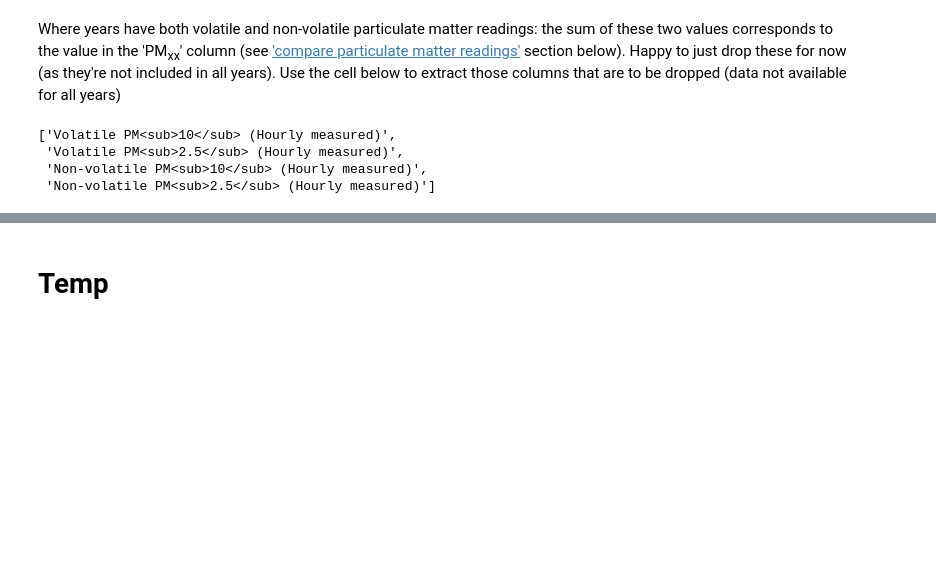
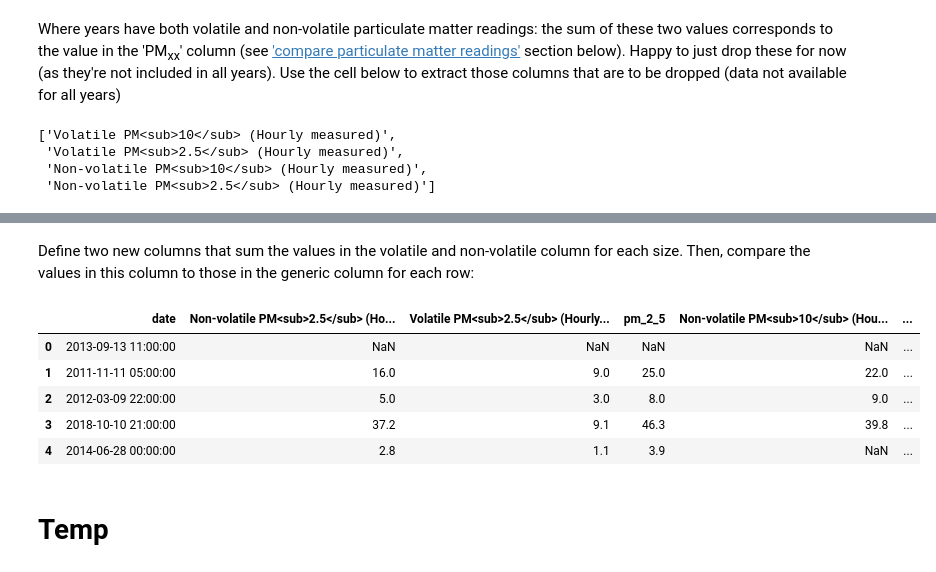
Before and after one commit to Simon-Lee-UK/air-pollution, a Jupyter notebook: analysis/1_0_initial_data_read.ipynb, the cells around one changed output, grey strips where cells are left out. Cells and saved outputs as stored; diff of their text form; code cells hidden in the pictures; blank space fills up the shorter version.

```diff
--- a/analysis/1_0_initial_data_read.ipynb
+++ b/analysis/1_0_initial_data_read.ipynb
@@ -258,0 +262,20 @@ volatile.iloc[50000:50005]
+# %% [markdown]
+Define two new columns that sum the values in the volatile and non-volatile column for each size. Then, compare the values in this column to those in the generic column for each row:
+# %%
+volatile["sum_2_5"] = (
+    volatile["Non-volatile PM<sub>2.5</sub> (Hourly measured)"]
+    + volatile["Volatile PM<sub>2.5</sub> (Hourly measured)"]
+).round(1)
+volatile["sum_10"] = (
+    volatile["Non-volatile PM<sub>10</sub> (Hourly measured)"]
+    + volatile["Volatile PM<sub>10</sub> (Hourly measured)"]
+).round(1)
+volatile.reset_index(drop=True, inplace=True)
+volatile
+# %% [output]
+|  | date | Non-volatile PM<sub>2.5</sub> (Ho... | Volatile PM<sub>2.5</sub> (Hourly... | pm_2_5 | Non-volatile PM<sub>10</sub> (Hou... | ... |
+| 0 | 2013-09-13 11:00:00 | NaN | NaN | NaN | NaN | ... |
+| 1 | 2011-11-11 05:00:00 | 16.0 | 9.0 | 25.0 | 22.0 | ... |
+| 2 | 2012-03-09 22:00:00 | 5.0 | 3.0 | 8.0 | 9.0 | ... |
+| 3 | 2018-10-10 21:00:00 | 37.2 | 9.1 | 46.3 | 39.8 | ... |
+| 4 | 2014-06-28 00:00:00 | 2.8 | 1.1 | 3.9 | NaN | ... |
```
Also changed, not shown: parts of 5 cells of this notebook.
